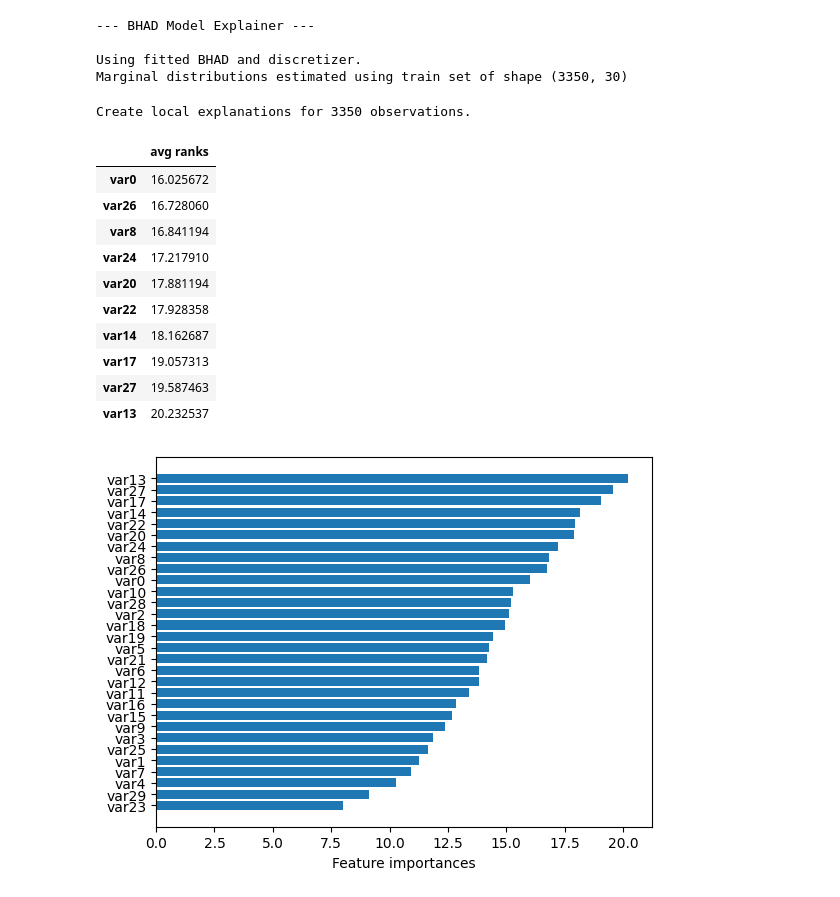
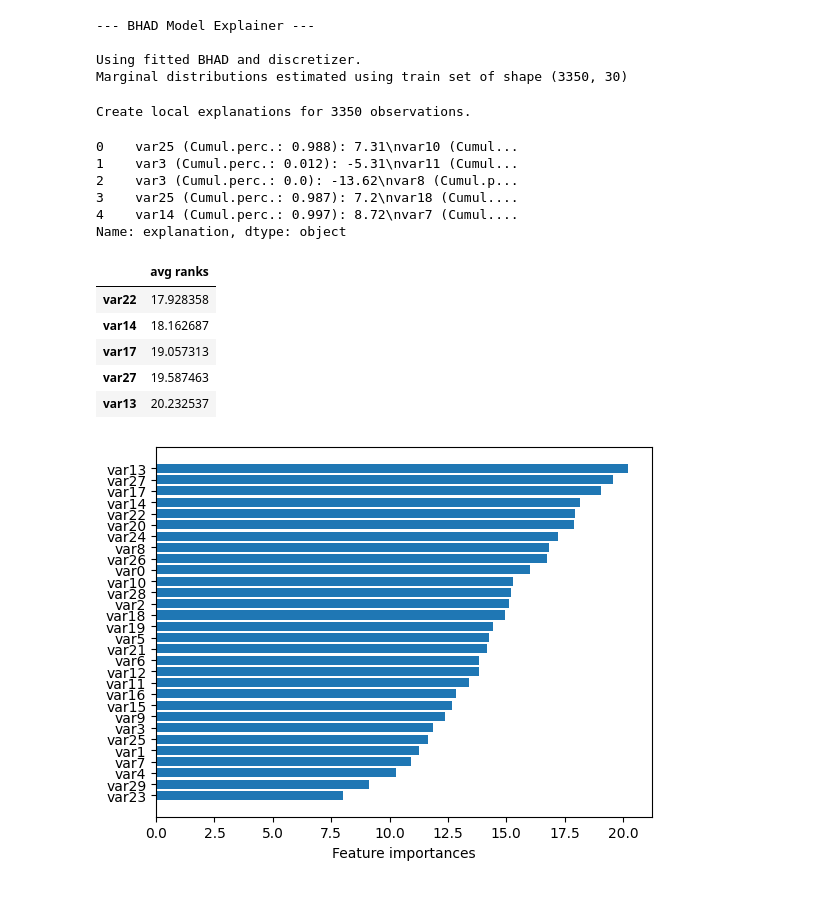
Before and after one commit to AVoss84/bhad, a Jupyter notebook: src/notebooks/Toy_Example.ipynb, the cells around one changed output. Cells and saved outputs as stored; diff of their text form; code cells hidden in the pictures.

Commit message:
add append option in explainer

```diff
--- a/src/notebooks/Toy_Example.ipynb
+++ b/src/notebooks/Toy_Example.ipynb
@@ -249,19 +249,22 @@ local_expl = explainer.Explainer(pipe.named_steps['model'], pipe.named_steps['di
 
 Using fitted BHAD and discretizer.
 Marginal distributions estimated using train set of shape (3350, 30)
+# %%
+df_train = local_expl.get_explanation(append = False)
+df_train.head(5)
+# %% [output]
+Create local explanations for 3350 observations.
+0    var25 (Cumul.perc.: 0.988): 7.31\nvar10 (Cumul...
+1    var3 (Cumul.perc.: 0.012): -5.31\nvar11 (Cumul...
+2    var3 (Cumul.perc.: 0.0): -13.62\nvar8 (Cumul.p...
+3    var25 (Cumul.perc.: 0.987): 7.2\nvar18 (Cumul....
+4    var14 (Cumul.perc.: 0.997): 8.72\nvar7 (Cumul....
+Name: explanation, dtype: object
 # %%
-df_train = local_expl.get_explanation()
-
 global_feat_imp = local_expl.global_feat_imp         # based on X_train
-global_feat_imp.tail(10)
+global_feat_imp.tail(5)
 # %% [output]
-Create local explanations for 3350 observations.
 |  | avg ranks |
-| var0 | 16.025672 |
-| var26 | 16.728060 |
-| var8 | 16.841194 |
-| var24 | 17.217910 |
-| var20 | 17.881194 |
 | var22 | 17.928358 |
 | var14 | 18.162687 |
 | var17 | 19.057313 |
```
Also changed, not shown: parts of 1 cell of this notebook, 1 other file.
